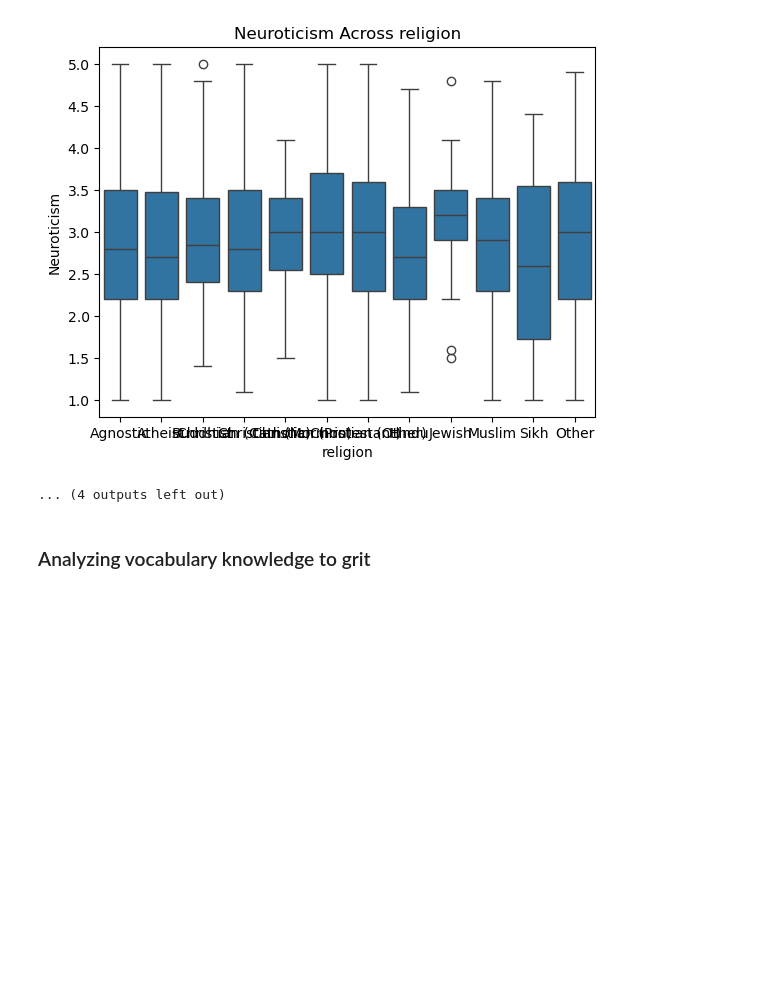
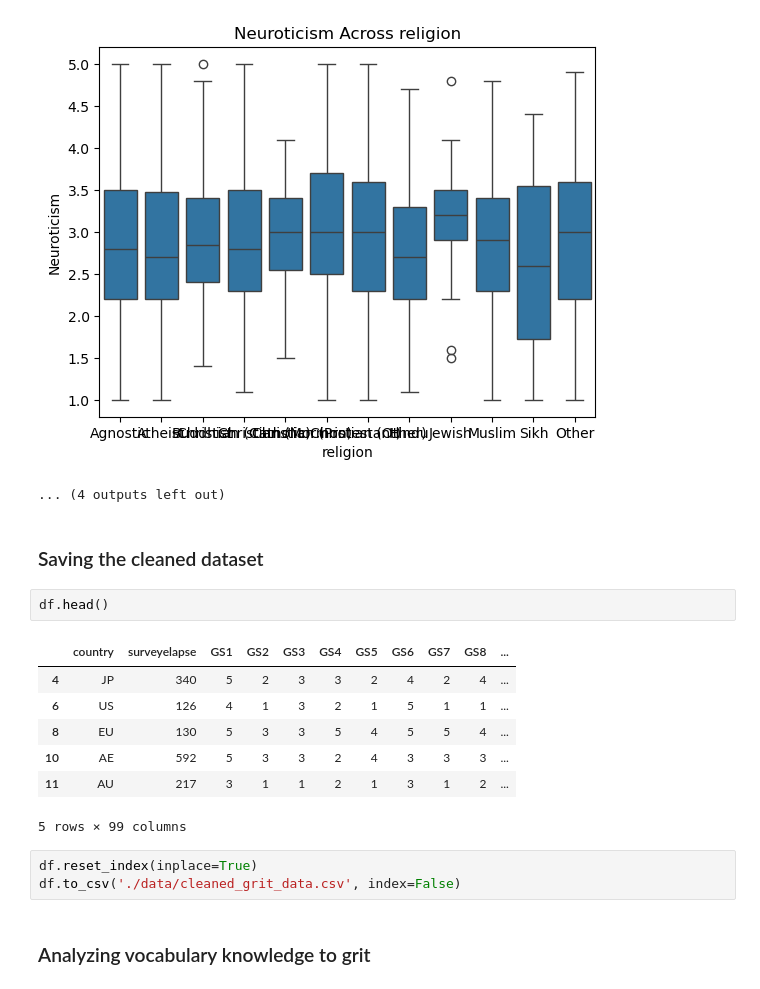
Before and after one commit to Rishik15/BTT_GM2, a Jupyter notebook: gritdataEDA.ipynb, the cells around one changed output. Saved outputs shown, nothing was run; the diff lists cells and outputs as text; blank space fills up the shorter version.

Commit message:
Saved the cleaned data

```diff
--- a/gritdataEDA.ipynb
+++ b/gritdataEDA.ipynb
@@ -1091,6 +1091,21 @@ for i in demographics:
 [figure]
 [figure]
 ... (4 outputs left out)
+# %% [markdown]
+### Saving the cleaned dataset
+# %%
+df.head()
+# %% [output]
+|  | country | surveyelapse | GS1 | GS2 | GS3 | GS4 | GS5 | GS6 | GS7 | GS8 | ... |
+| 4 | JP | 340 | 5 | 2 | 3 | 3 | 2 | 4 | 2 | 4 | ... |
+| 6 | US | 126 | 4 | 1 | 3 | 2 | 1 | 5 | 1 | 1 | ... |
+| 8 | EU | 130 | 5 | 3 | 3 | 5 | 4 | 5 | 5 | 4 | ... |
+| 10 | AE | 592 | 5 | 3 | 3 | 2 | 4 | 3 | 3 | 3 | ... |
+| 11 | AU | 217 | 3 | 1 | 1 | 2 | 1 | 3 | 1 | 2 | ... |
+5 rows × 99 columns
+# %%
+df.reset_index(inplace=True)
+df.to_csv('./data/cleaned_grit_data.csv', index=False)
 # %% [markdown]
 ### Analyzing vocabulary knowledge to grit
 # %%
```
Also changed, not shown: parts of 1 cell of this notebook, 2 other files.
